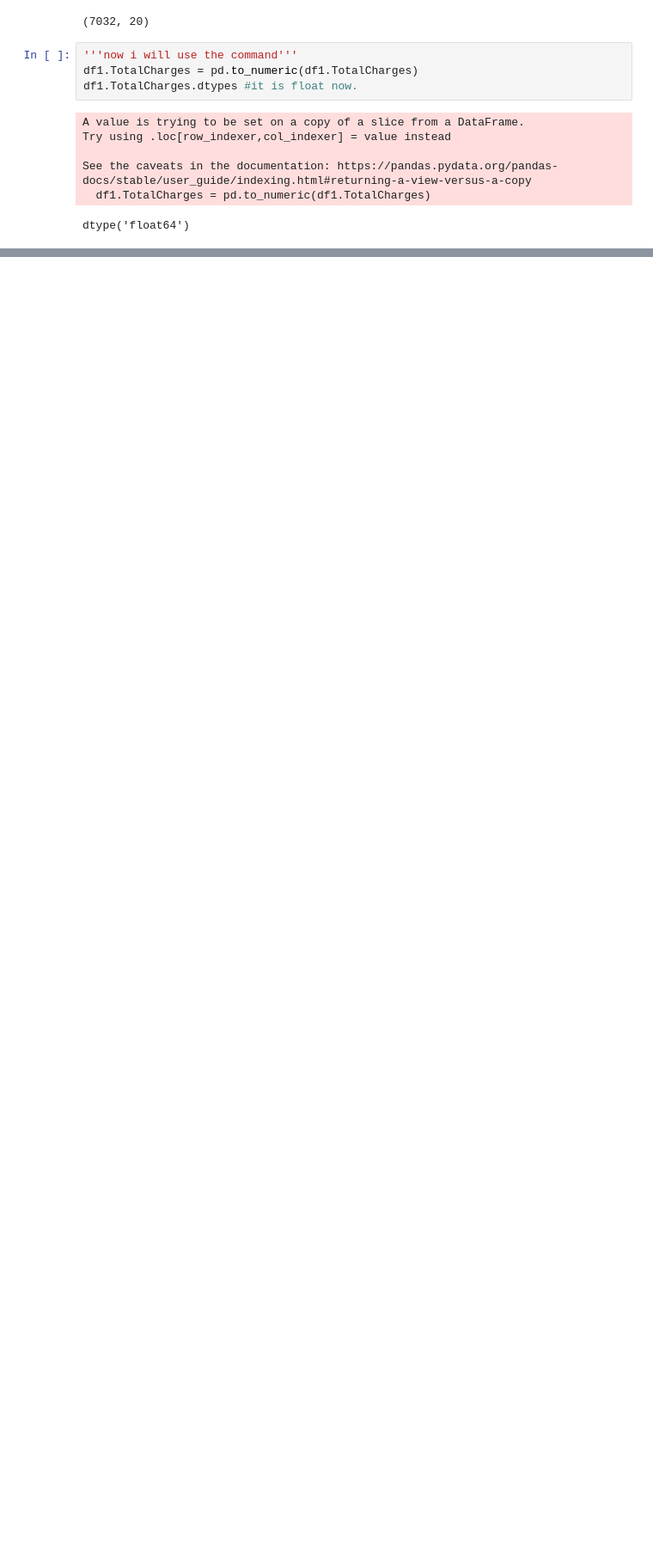
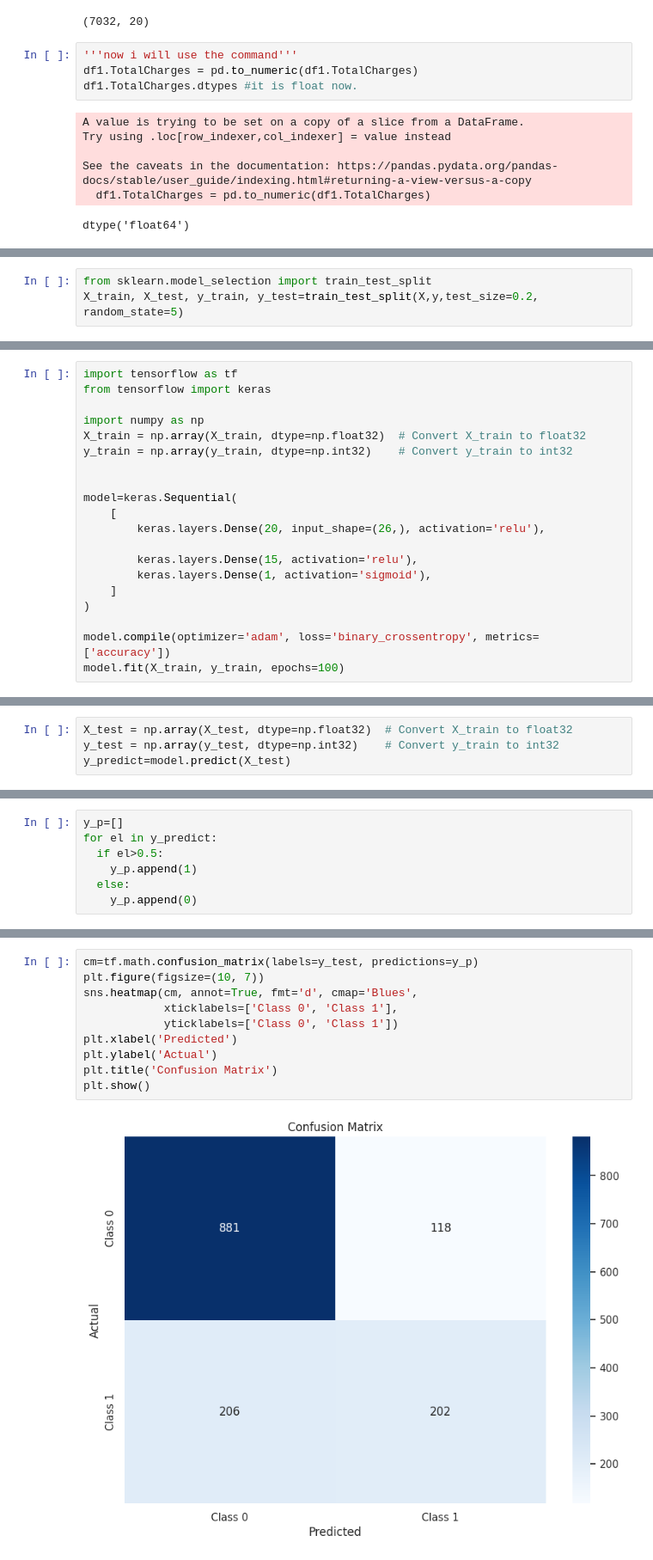
Before and after one commit to DeveshSoni973/CustomerChurnPrediction, a Jupyter notebook: analysis.ipynb, the cells around one changed output, grey strips where cells are left out. Shown at 86% size. Cells and saved outputs as stored; diff of their text form; blank space fills up the shorter version.

```diff
--- a/analysis.ipynb
+++ b/analysis.ipynb
@@ -187,0 +327,3 @@ Churn: ['No' 'Yes']
+# %%
+from sklearn.model_selection import train_test_split
+X_train, X_test, y_train, y_test=train_test_split(X,y,test_size=0.2, random_state=5)
@@ -187,0 +364,20 @@ Churn: ['No' 'Yes']
+# %%
+import tensorflow as tf
+from tensorflow import keras
+
+import numpy as np
+X_train = np.array(X_train, dtype=np.float32)  # Convert X_train to float32
+y_train = np.array(y_train, dtype=np.int32)    # Convert y_train to int32
+
+
+model=keras.Sequential(
+    [
+        keras.layers.Dense(20, input_shape=(26,), activation='relu'),
+
+        keras.layers.Dense(15, activation='relu'),
+        keras.layers.Dense(1, activation='sigmoid'),
+    ]
+)
+
+model.compile(optimizer='adam', loss='binary_crossentropy', metrics=['accuracy'])
+model.fit(X_train, y_train, epochs=100)
@@ -187,0 +403,4 @@ Churn: ['No' 'Yes']
+# %%
+X_test = np.array(X_test, dtype=np.float32)  # Convert X_train to float32
+y_test = np.array(y_test, dtype=np.int32)    # Convert y_train to int32
+y_predict=model.predict(X_test)
@@ -187,0 +418,7 @@ Churn: ['No' 'Yes']
+# %%
+y_p=[]
+for el in y_predict:
+  if el>0.5:
+    y_p.append(1)
+  else:
+    y_p.append(0)
@@ -187,0 +437,12 @@ Churn: ['No' 'Yes']
+# %%
+cm=tf.math.confusion_matrix(labels=y_test, predictions=y_p)
+plt.figure(figsize=(10, 7))
+sns.heatmap(cm, annot=True, fmt='d', cmap='Blues',
+            xticklabels=['Class 0', 'Class 1'],
+            yticklabels=['Class 0', 'Class 1'])
+plt.xlabel('Predicted')
+plt.ylabel('Actual')
+plt.title('Confusion Matrix')
+plt.show()
+# %% [output]
+[figure, added]
```
Also changed, not shown: parts of 21 cells of this notebook, 1 other file.
